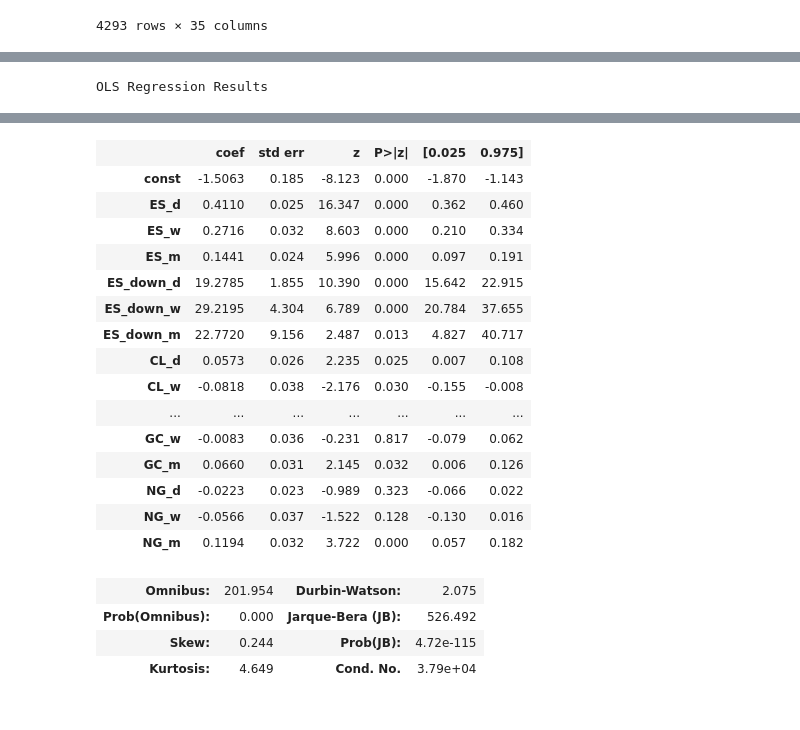
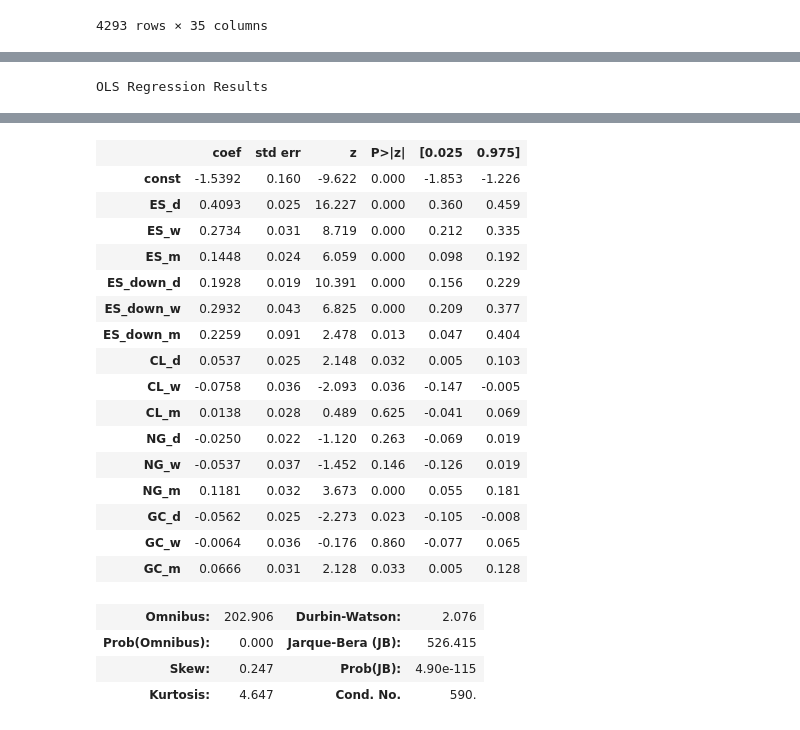
Before and after one commit to Deangr-econ/Quant_methods_project, a Jupyter notebook: HAR_QTFE.ipynb, the cells around one changed output, grey strips where cells are left out. Saved outputs shown, nothing was run; the diff lists cells and outputs as text; code cells hidden in the pictures.

```diff
--- a/HAR_QTFE.ipynb
+++ b/HAR_QTFE.ipynb
@@ -175,7 +175,7 @@ def fit_har_x(
 
   # 3. Leverage components (Corsi & Renò)
   if include_leverage:
-    ret = df_wide[f"ret_{target}"] / 100.0  # Convert % returns to decimals
+    ret = df_wide[f"ret_{target}"] # / 100.0  # Convert % returns to decimals
     ret_w = ret.rolling(5).mean()
     ret_m = ret.rolling(22).mean()
 
@@ -215,24 +215,24 @@ model_har_oil = fit_har_x(
     include_exog_horizons=True,
     include_leverage=False,
 )
-model_har_corn = fit_har_x(
+model_har_ng = fit_har_x(
     df,
     target="ES",
-    exog_symbols=["C"],
+    exog_symbols=["NG"],
     include_exog_horizons=True,
     include_leverage=False,
 )
-model_har_both = fit_har_x(
+model_har_energy = fit_har_x(
     df,
     target="ES",
-    exog_symbols=["CL", "C"],
+    exog_symbols=["CL", "NG"],
     include_exog_horizons=True,
     include_leverage=False,
 )
-model_har_all = fit_har_x(
+model_har_all3 = fit_har_x(
     df,
     target="ES",
-    exog_symbols=["CL", "C", "GC", "NG"],
+    exog_symbols=["CL", "NG", "GC"],
     include_exog_horizons=True,
     include_leverage=False,
 )
@@ -246,24 +246,24 @@ model_lhar_oil = fit_har_x(
     include_exog_horizons=True,
     include_leverage=True,
 )
-model_lhar_corn = fit_har_x(
+model_lhar_ng = fit_har_x(
     df,
     target="ES",
-    exog_symbols=["C"],
+    exog_symbols=["NG"],
     include_exog_horizons=True,
     include_leverage=True,
 )
-model_lhar_both = fit_har_x(
+model_lhar_energy = fit_har_x(
     df,
     target="ES",
-    exog_symbols=["CL", "C"],
+    exog_symbols=["CL", "NG"],
     include_exog_horizons=True,
     include_leverage=True,
 )
-model_lhar_all = fit_har_x(
+model_lhar_all3 = fit_har_x(
     df,
     target="ES",
-    exog_symbols=["CL", "C", "GC", "NG"],
+    exog_symbols=["CL", "NG", "GC"],
     include_exog_horizons=True,
     include_leverage=True,
 )
@@ -273,15 +273,15 @@ models_all = {
     # Standard HAR Family
     "Baseline HAR": model_es_solo,
     "HAR-X (Oil)": model_har_oil,
-    "HAR-X (Corn)": model_har_corn,
-    "HAR-X (Oil + Corn)": model_har_both,
-    "HAR-X (All 4)": model_har_all,
+    "HAR-X (NatGas)": model_har_ng,
+    "HAR-X (Energy: Oil + NG)": model_har_energy,
+    "HAR-X (Oil + NG + Gold)": model_har_all3,
     # Leverage LHAR Family
     "Baseline LHAR": model_lhar_solo,
     "LHAR-X (Oil)": model_lhar_oil,
-    "LHAR-X (Corn)": model_lhar_corn,
-    "LHAR-X (Oil + Corn)": model_lhar_both,
-    "LHAR-X (All 4)": model_lhar_all,
+    "LHAR-X (NatGas)": model_lhar_ng,
+    "LHAR-X (Energy: Oil + NG)": model_lhar_energy,
+    "LHAR-X (Oil + NG + Gold)": model_lhar_all3,
 }
 
 # 4. Build the comparison table matching your output format
@@ -320,5 +398,5 @@ LHAR-X (All 4)                0.0      -3402.6209
 # %%
-model_lhar_all.summary()
+model_lhar_all3.summary()
 # %% [output]
 OLS Regression Results
 | Dep. Variable: | target_t1 | R-squared: | 0.727 |
@@ -332,23 +410,24 @@ OLS Regression Results
 | Covariance Type: | HAC |  |  |
 |  | coef | std err | z | P>|z| | [0.025 | 0.975] |
-| const | -1.5063 | 0.185 | -8.123 | 0.000 | -1.870 | -1.143 |
-| ES_d | 0.4110 | 0.025 | 16.347 | 0.000 | 0.362 | 0.460 |
-| ES_w | 0.2716 | 0.032 | 8.603 | 0.000 | 0.210 | 0.334 |
-| ES_m | 0.1441 | 0.024 | 5.996 | 0.000 | 0.097 | 0.191 |
-| ES_down_d | 19.2785 | 1.855 | 10.390 | 0.000 | 15.642 | 22.915 |
-| ES_down_w | 29.2195 | 4.304 | 6.789 | 0.000 | 20.784 | 37.655 |
-| ES_down_m | 22.7720 | 9.156 | 2.487 | 0.013 | 4.827 | 40.717 |
-| CL_d | 0.0573 | 0.026 | 2.235 | 0.025 | 0.007 | 0.108 |
-| CL_w | -0.0818 | 0.038 | -2.176 | 0.030 | -0.155 | -0.008 |
-| ... | ... | ... | ... | ... | ... | ... |
-| GC_w | -0.0083 | 0.036 | -0.231 | 0.817 | -0.079 | 0.062 |
-| GC_m | 0.0660 | 0.031 | 2.145 | 0.032 | 0.006 | 0.126 |
-| NG_d | -0.0223 | 0.023 | -0.989 | 0.323 | -0.066 | 0.022 |
-| NG_w | -0.0566 | 0.037 | -1.522 | 0.128 | -0.130 | 0.016 |
-| NG_m | 0.1194 | 0.032 | 3.722 | 0.000 | 0.057 | 0.182 |
+| const | -1.5392 | 0.160 | -9.622 | 0.000 | -1.853 | -1.226 |
+| ES_d | 0.4093 | 0.025 | 16.227 | 0.000 | 0.360 | 0.459 |
+| ES_w | 0.2734 | 0.031 | 8.719 | 0.000 | 0.212 | 0.335 |
+| ES_m | 0.1448 | 0.024 | 6.059 | 0.000 | 0.098 | 0.192 |
+| ES_down_d | 0.1928 | 0.019 | 10.391 | 0.000 | 0.156 | 0.229 |
+| ES_down_w | 0.2932 | 0.043 | 6.825 | 0.000 | 0.209 | 0.377 |
+| ES_down_m | 0.2259 | 0.091 | 2.478 | 0.013 | 0.047 | 0.404 |
+| CL_d | 0.0537 | 0.025 | 2.148 | 0.032 | 0.005 | 0.103 |
+| CL_w | -0.0758 | 0.036 | -2.093 | 0.036 | -0.147 | -0.005 |
+| CL_m | 0.0138 | 0.028 | 0.489 | 0.625 | -0.041 | 0.069 |
+| NG_d | -0.0250 | 0.022 | -1.120 | 0.263 | -0.069 | 0.019 |
+| NG_w | -0.0537 | 0.037 | -1.452 | 0.146 | -0.126 | 0.019 |
+| NG_m | 0.1181 | 0.032 | 3.673 | 0.000 | 0.055 | 0.181 |
+| GC_d | -0.0562 | 0.025 | -2.273 | 0.023 | -0.105 | -0.008 |
+| GC_w | -0.0064 | 0.036 | -0.176 | 0.860 | -0.077 | 0.065 |
+| GC_m | 0.0666 | 0.031 | 2.128 | 0.033 | 0.005 | 0.128 |
-| Omnibus: | 201.954 | Durbin-Watson: | 2.075 |
-| Prob(Omnibus): | 0.000 | Jarque-Bera (JB): | 526.492 |
-| Skew: | 0.244 | Prob(JB): | 4.72e-115 |
-| Kurtosis: | 4.649 | Cond. No. | 3.79e+04 |
+| Omnibus: | 202.906 | Durbin-Watson: | 2.076 |
+| Prob(Omnibus): | 0.000 | Jarque-Bera (JB): | 526.415 |
+| Skew: | 0.247 | Prob(JB): | 4.90e-115 |
+| Kurtosis: | 4.647 | Cond. No. | 590. |
 Notes:
 [1] Standard Errors are heteroscedasticity and autocorrelation robust (HAC) using 22 lags and without small sample correction
```
Also changed, not shown: parts of 5 cells of this notebook.
